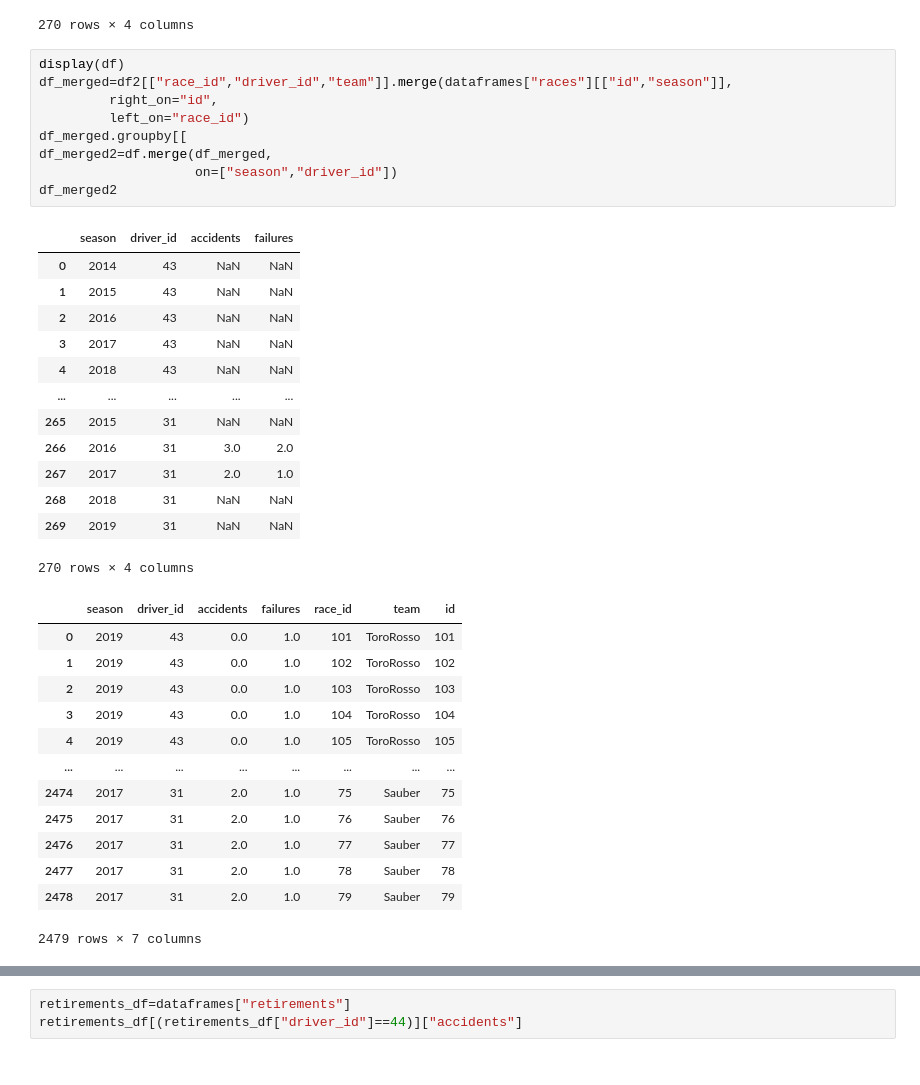
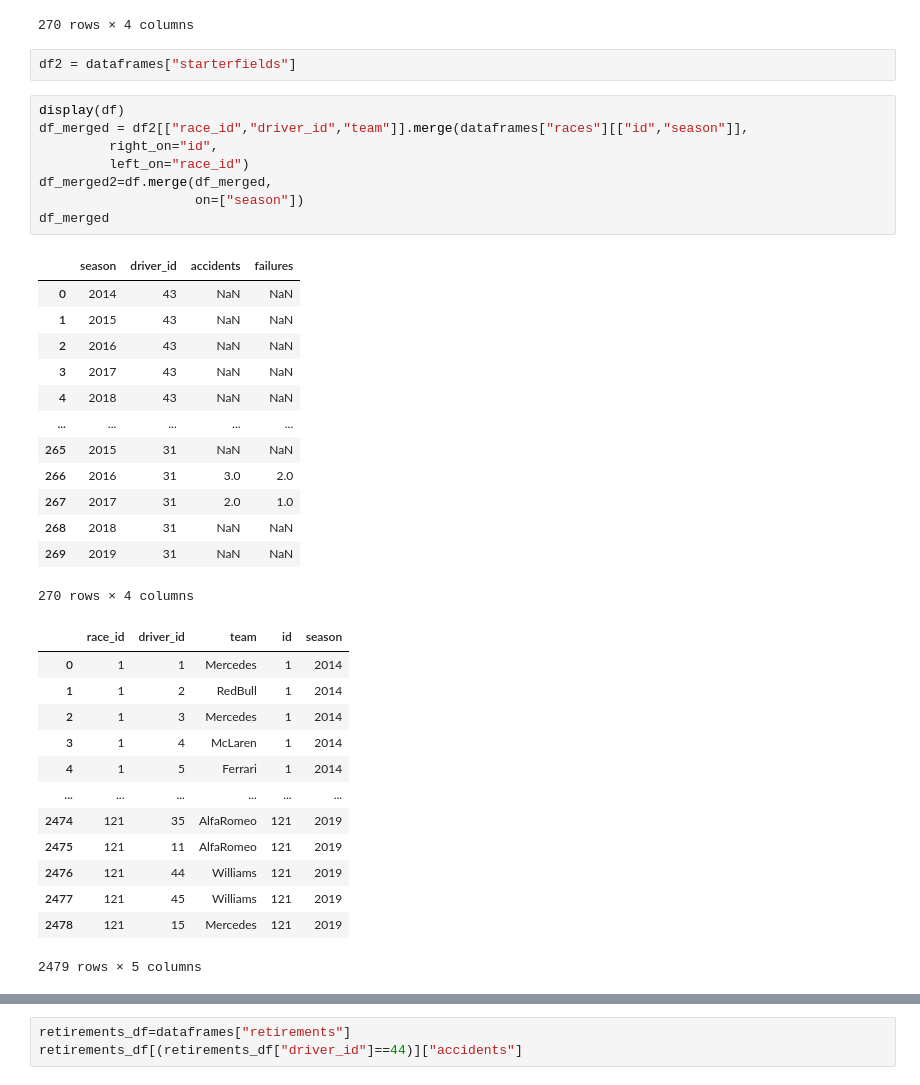
Before and after one commit to emy-olivieri/Formula_1_Race_Time_Simulation_and_Strategy_Optimization, a Jupyter notebook: pit_stop_.ipynb, the cells around one changed output, grey strips where cells are left out. Saved outputs shown, nothing was run; the diff lists cells and outputs as text.

```diff
--- a/pit_stop_.ipynb
+++ b/pit_stop_.ipynb
@@ -266,39 +363,40 @@ df
 | 268 | 2018 | 31 | NaN | NaN |
 | 269 | 2019 | 31 | NaN | NaN |
 270 rows × 4 columns
+# %%
+df2 = dataframes["starterfields"]
 # %%
 display(df)
-df_merged=df2[["race_id","driver_id","team"]].merge(dataframes["races"][["id","season"]],
+df_merged = df2[["race_id","driver_id","team"]].merge(dataframes["races"][["id","season"]],
          right_on="id",
          left_on="race_id")
-df_merged.groupby[[
 df_merged2=df.merge(df_merged,
-                    on=["season","driver_id"])
-df_merged2
+                    on=["season"])
+df_merged
 # %% [output]
 |  | season | driver_id | accidents | failures |
 | 0 | 2014 | 43 | NaN | NaN |
 | 1 | 2015 | 43 | NaN | NaN |
 | 2 | 2016 | 43 | NaN | NaN |
 | 3 | 2017 | 43 | NaN | NaN |
 | 4 | 2018 | 43 | NaN | NaN |
 | ... | ... | ... | ... | ... |
 | 265 | 2015 | 31 | NaN | NaN |
 | 266 | 2016 | 31 | 3.0 | 2.0 |
 | 267 | 2017 | 31 | 2.0 | 1.0 |
 | 268 | 2018 | 31 | NaN | NaN |
 | 269 | 2019 | 31 | NaN | NaN |
 270 rows × 4 columns
-|  | season | driver_id | accidents | failures | race_id | team | id |
-| 0 | 2019 | 43 | 0.0 | 1.0 | 101 | ToroRosso | 101 |
-| 1 | 2019 | 43 | 0.0 | 1.0 | 102 | ToroRosso | 102 |
-| 2 | 2019 | 43 | 0.0 | 1.0 | 103 | ToroRosso | 103 |
-| 3 | 2019 | 43 | 0.0 | 1.0 | 104 | ToroRosso | 104 |
-| 4 | 2019 | 43 | 0.0 | 1.0 | 105 | ToroRosso | 105 |
-| ... | ... | ... | ... | ... | ... | ... | ... |
-| 2474 | 2017 | 31 | 2.0 | 1.0 | 75 | Sauber | 75 |
-| 2475 | 2017 | 31 | 2.0 | 1.0 | 76 | Sauber | 76 |
-| 2476 | 2017 | 31 | 2.0 | 1.0 | 77 | Sauber | 77 |
-| 2477 | 2017 | 31 | 2.0 | 1.0 | 78 | Sauber | 78 |
-| 2478 | 2017 | 31 | 2.0 | 1.0 | 79 | Sauber | 79 |
+|  | race_id | driver_id | team | id | season |
+| 0 | 1 | 1 | Mercedes | 1 | 2014 |
+| 1 | 1 | 2 | RedBull | 1 | 2014 |
+| 2 | 1 | 3 | Mercedes | 1 | 2014 |
+| 3 | 1 | 4 | McLaren | 1 | 2014 |
+| 4 | 1 | 5 | Ferrari | 1 | 2014 |
+| ... | ... | ... | ... | ... | ... |
+| 2474 | 121 | 35 | AlfaRomeo | 121 | 2019 |
+| 2475 | 121 | 11 | AlfaRomeo | 121 | 2019 |
+| 2476 | 121 | 44 | Williams | 121 | 2019 |
+| 2477 | 121 | 45 | Williams | 121 | 2019 |
+| 2478 | 121 | 15 | Mercedes | 121 | 2019 |
-2479 rows × 7 columns
+2479 rows × 5 columns
```
Also changed, not shown: parts of 9 cells of this notebook, 3 other files.
